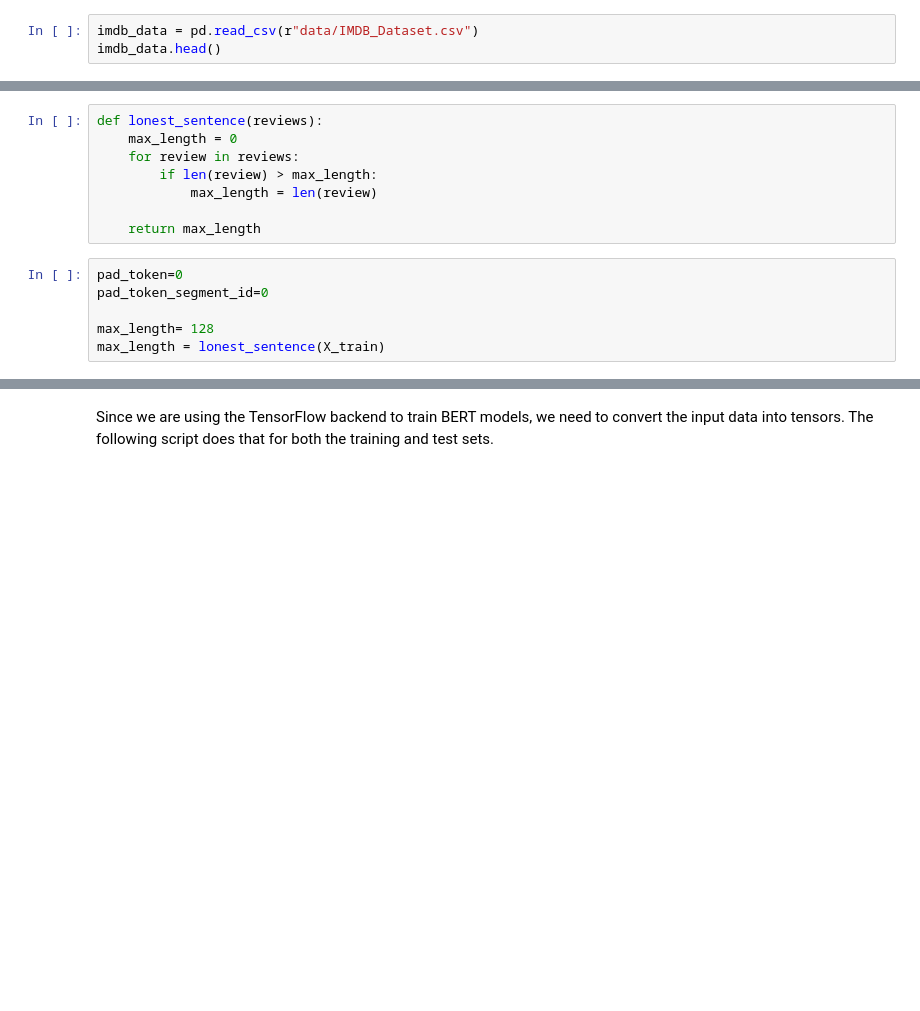
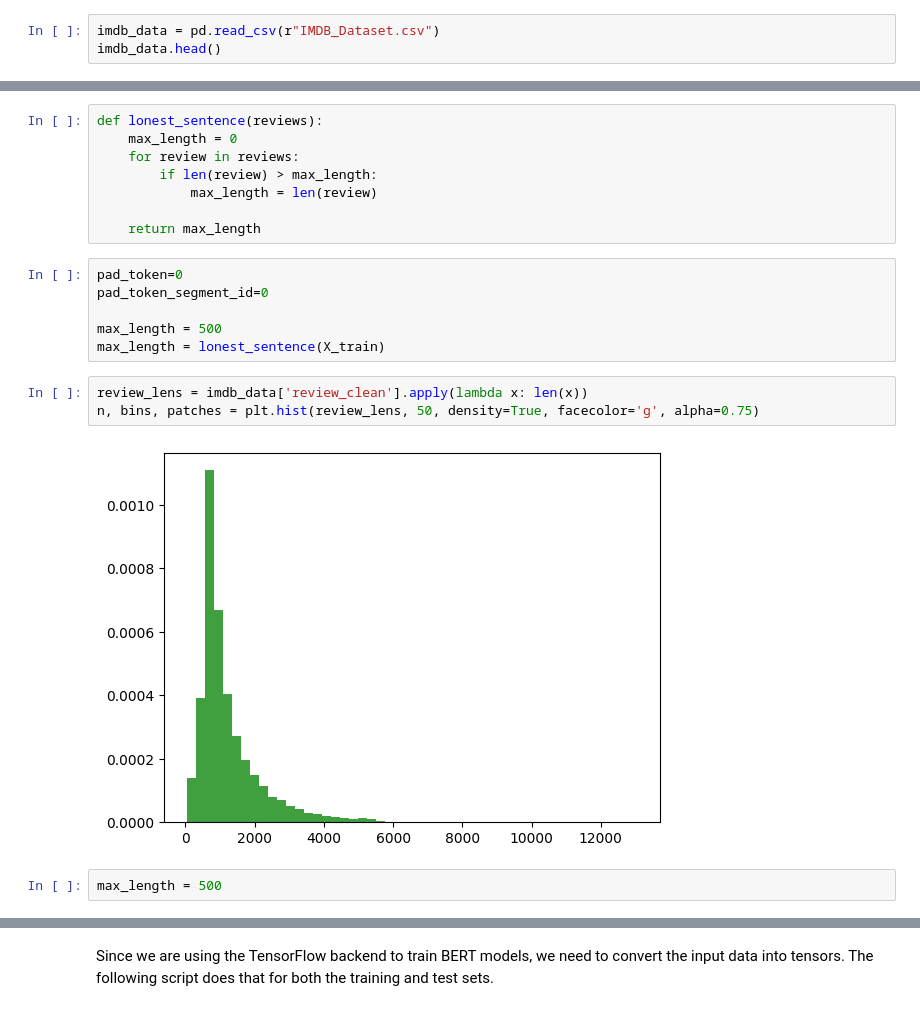
Before and after one commit to ndah-e/Natural-language-processing-course, a Jupyter notebook: notebooks/Lecture_09_BERT_Transformer.ipynb, the cells around one changed output, grey strips where cells are left out. Drawn from its saved outputs; the diff is of its cells as text; blank space fills up the shorter version.

```diff
--- a/notebooks/Lecture_09_BERT_Transformer.ipynb
+++ b/notebooks/Lecture_09_BERT_Transformer.ipynb
@@ -162,5 +171,5 @@ The dataset can be downloaded from the
 # %%
-imdb_data = pd.read_csv(r"data/IMDB_Dataset.csv")
+imdb_data = pd.read_csv(r"IMDB_Dataset.csv")
 imdb_data.head()
 # %% [output]
 |  | review | sentiment |
@@ -228,6 +239,13 @@ def lonest_sentence(reviews):
 pad_token=0
 pad_token_segment_id=0
 
-max_length= 128
+max_length = 500
 max_length = lonest_sentence(X_train)
+# %%
+review_lens = imdb_data['review_clean'].apply(lambda x: len(x))
+n, bins, patches = plt.hist(review_lens, 50, density=True, facecolor='g', alpha=0.75)
+# %% [output]
+[figure, added]
+# %%
+max_length = 500
 # %%
```
Also changed, not shown: parts of 15 cells of this notebook.
